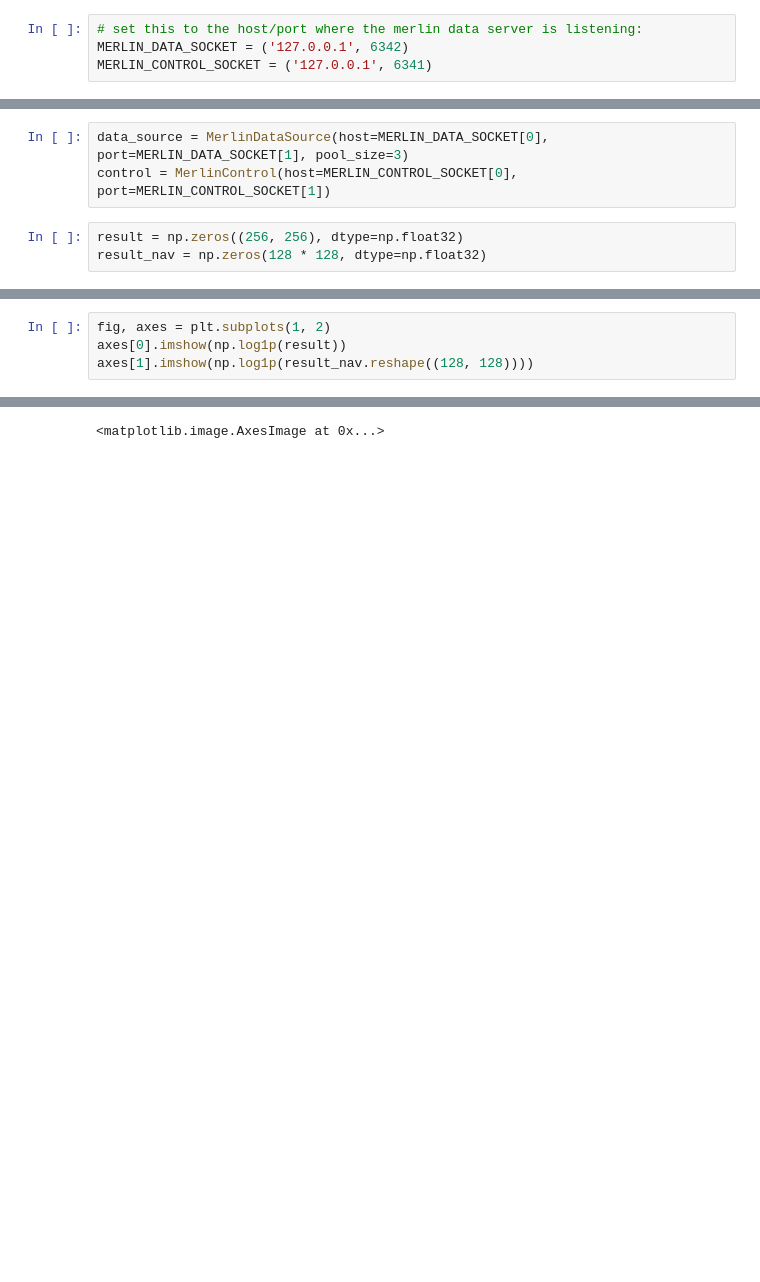
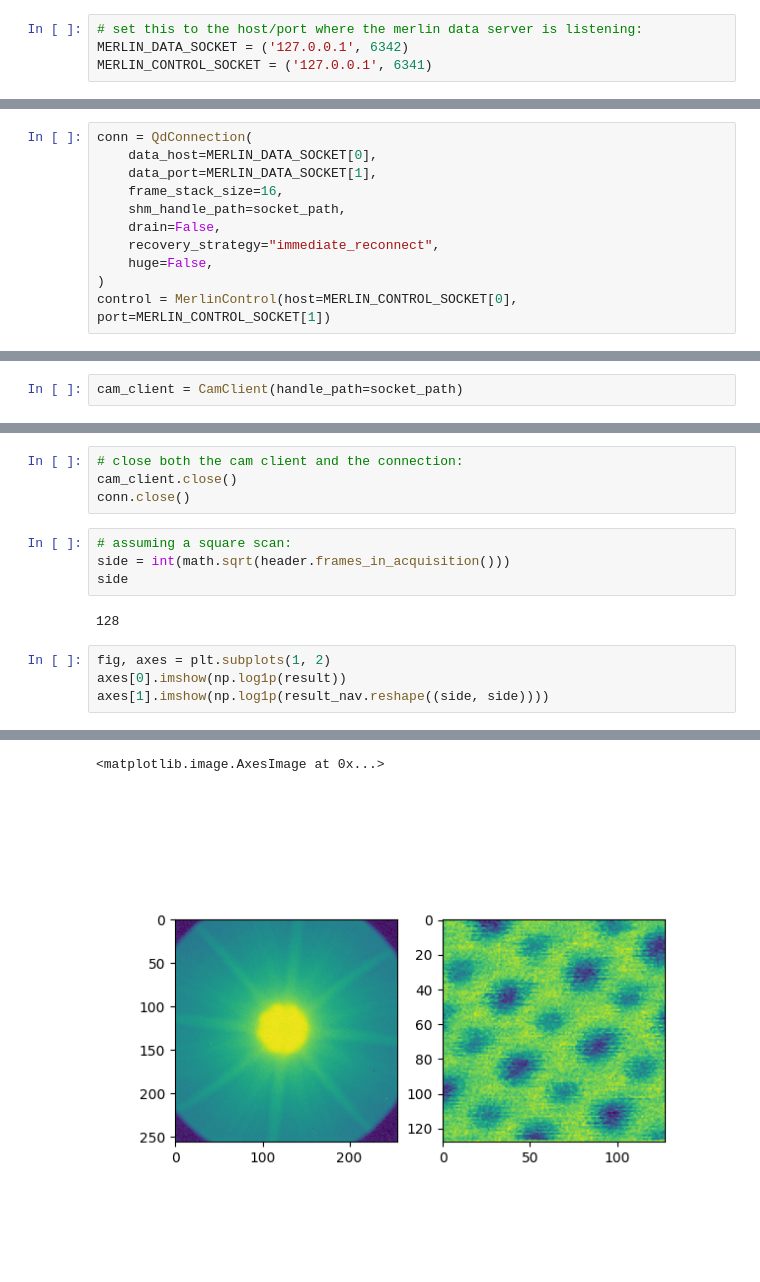
Before and after one commit to LiberTEM/LiberTEM-live, a Jupyter notebook: examples/low-level-frame-streams.ipynb, the cells around one changed output, grey strips where cells are left out. Cells and saved outputs as stored; diff of their text form; blank space fills up the shorter version.

Commit message:
Update low-level frame stream example
This is now basically a demonstration of the Python API as exported via
PyO3 from `libertem_qd_mpx`; including triggering the (simulated)
detector.

```diff
--- a/examples/low-level-frame-streams.ipynb
+++ b/examples/low-level-frame-streams.ipynb
@@ -31,6 +44,11 @@ from libertem_live.detectors.merlin import MerlinControl
 # %%
-data_source = MerlinDataSource(host=MERLIN_DATA_SOCKET[0], port=MERLIN_DATA_SOCKET[1], pool_size=3)
+conn = QdConnection(
+    data_host=MERLIN_DATA_SOCKET[0],
+    data_port=MERLIN_DATA_SOCKET[1],
+    frame_stack_size=16,
+    shm_handle_path=socket_path,
+    drain=False,
+    recovery_strategy="immediate_reconnect",
+    huge=False,
+)
 control = MerlinControl(host=MERLIN_CONTROL_SOCKET[0], port=MERLIN_CONTROL_SOCKET[1])
-# %%
-result = np.zeros((256, 256), dtype=np.float32)
-result_nav = np.zeros(128 * 128, dtype=np.float32)
@@ -37 +58,3 @@ result_nav = np.zeros(128 * 128, dtype=np.float32)
+# %%
+cam_client = CamClient(handle_path=socket_path)
 # %%
@@ -69,5 +110,15 @@ with control, data_source:
+# %%
+# close both the cam client and the connection:
+cam_client.close()
+conn.close()
+# %%
+# assuming a square scan:
+side = int(math.sqrt(header.frames_in_acquisition()))
+side
+# %% [output]
+128
 # %%
 fig, axes = plt.subplots(1, 2)
 axes[0].imshow(np.log1p(result))
-axes[1].imshow(np.log1p(result_nav.reshape((128, 128))))
+axes[1].imshow(np.log1p(result_nav.reshape((side, side))))
 # %% [output]
@@ -76 +125,2 @@ axes[1].imshow(np.log1p(result_nav.reshape((128, 128))))
 <matplotlib.image.AxesImage at 0x...>
+[figure, added]
```
Also changed, not shown: parts of 10 cells of this notebook.
